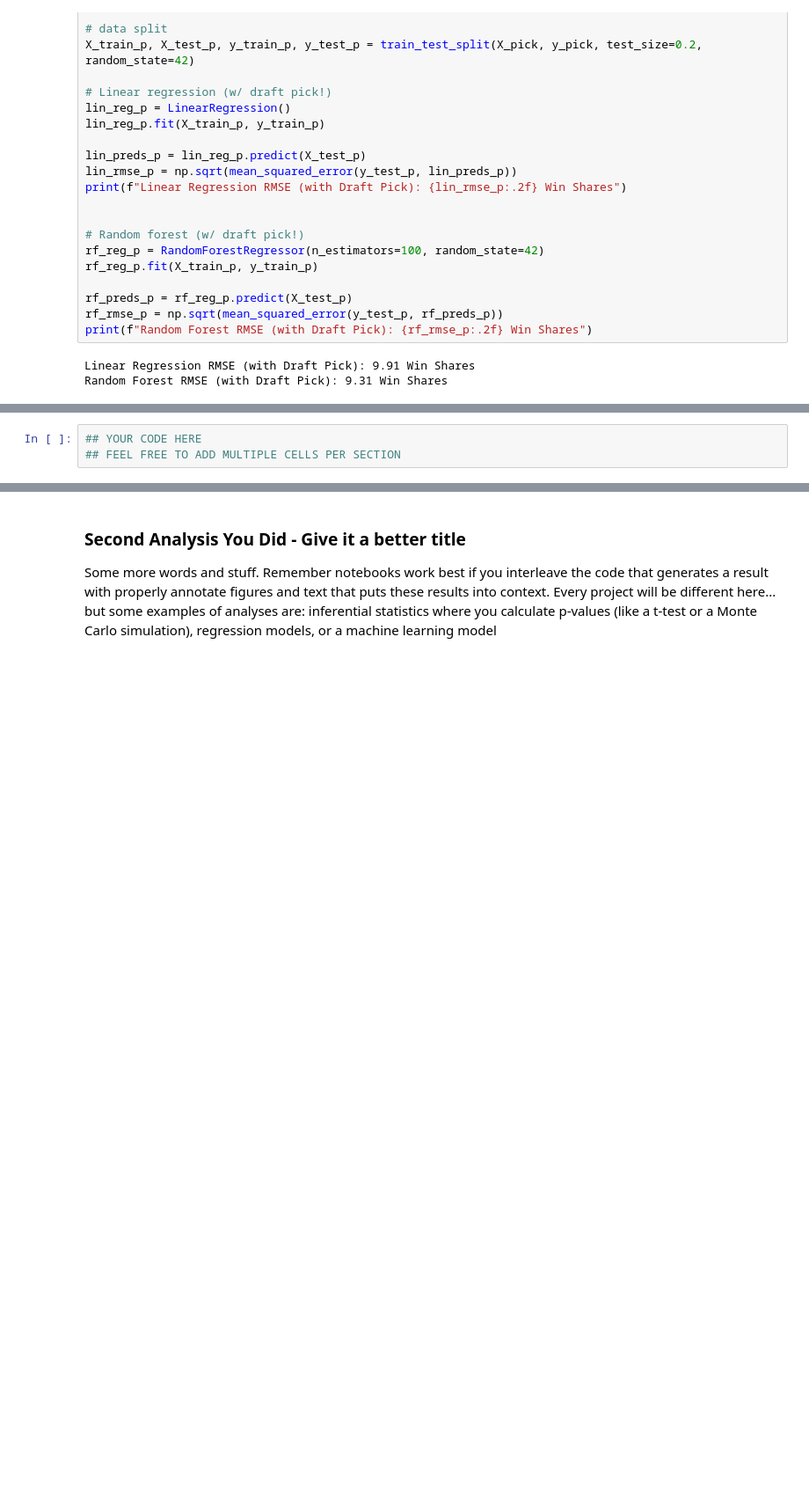
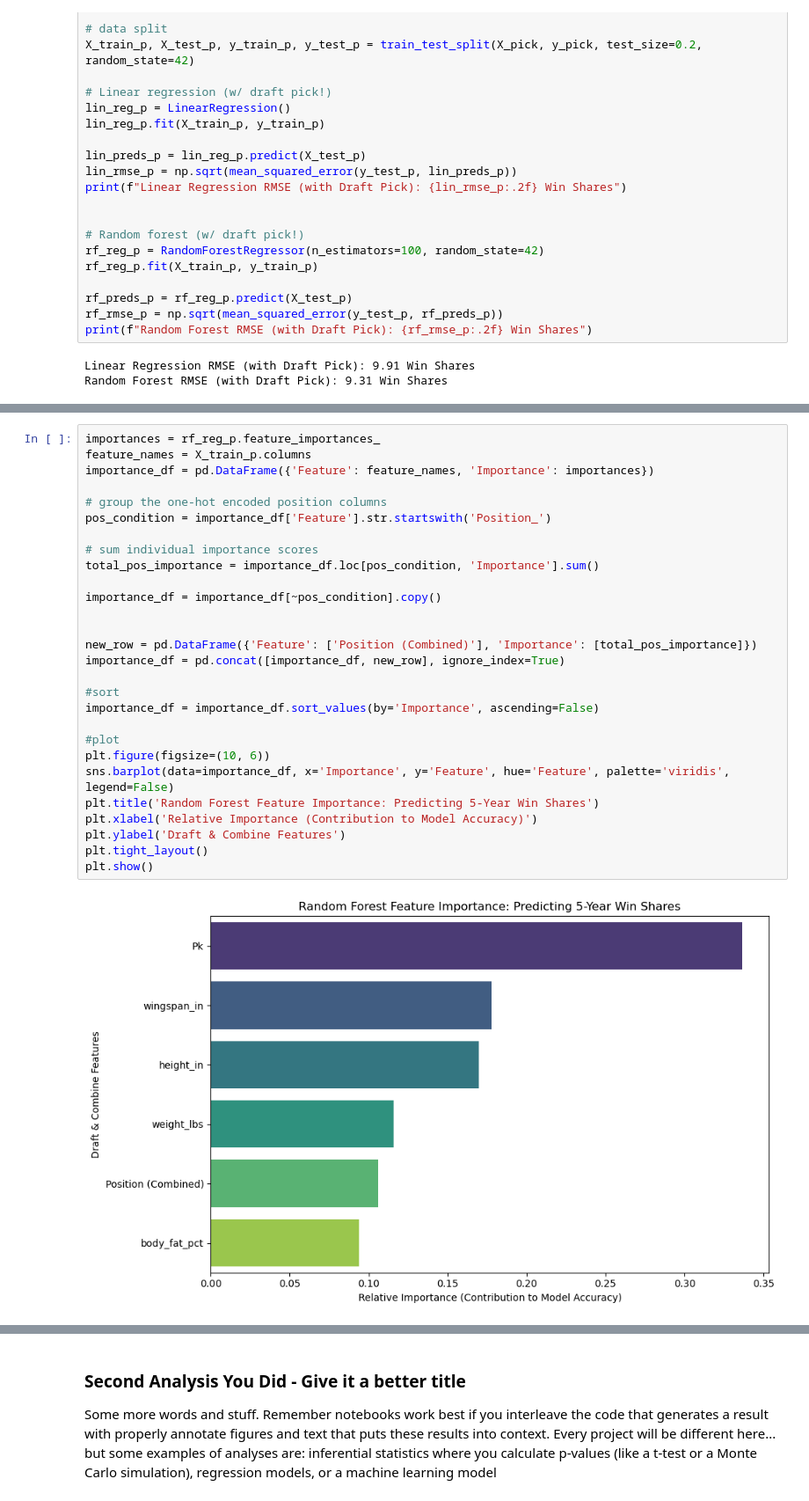
Before and after one commit to COGS108/Group010_WI26, a Jupyter notebook: 03-FinalProject.ipynb, the cells around one changed output, grey strips where cells are left out. Shown at 88% size. Drawn from its saved outputs; the diff is of its cells as text; blank space fills up the shorter version.

```diff
--- a/03-FinalProject.ipynb
+++ b/03-FinalProject.ipynb
@@ -1208,3 +1233,30 @@ Ultimately, these models mathematically confirm that while NBA teams draft based
-# %%
-## YOUR CODE HERE
-## FEEL FREE TO ADD MULTIPLE CELLS PER SECTION
+# %%
+importances = rf_reg_p.feature_importances_
+feature_names = X_train_p.columns
+importance_df = pd.DataFrame({'Feature': feature_names, 'Importance': importances})
+
+# group the one-hot encoded position columns
+pos_condition = importance_df['Feature'].str.startswith('Position_')
+
+# sum individual importance scores
+total_pos_importance = importance_df.loc[pos_condition, 'Importance'].sum()
+
+importance_df = importance_df[~pos_condition].copy()
+
+
+new_row = pd.DataFrame({'Feature': ['Position (Combined)'], 'Importance': [total_pos_importance]})
+importance_df = pd.concat([importance_df, new_row], ignore_index=True)
+
+#sort
+importance_df = importance_df.sort_values(by='Importance', ascending=False)
+
+#plot
+plt.figure(figsize=(10, 6))
+sns.barplot(data=importance_df, x='Importance', y='Feature', hue='Feature', palette='viridis', legend=False)
+plt.title('Random Forest Feature Importance: Predicting 5-Year Win Shares')
+plt.xlabel('Relative Importance (Contribution to Model Accuracy)')
+plt.ylabel('Draft & Combine Features')
+plt.tight_layout()
+plt.show()
+# %% [output]
+[figure, added]
```
Also changed, not shown: parts of 15 cells of this notebook.
